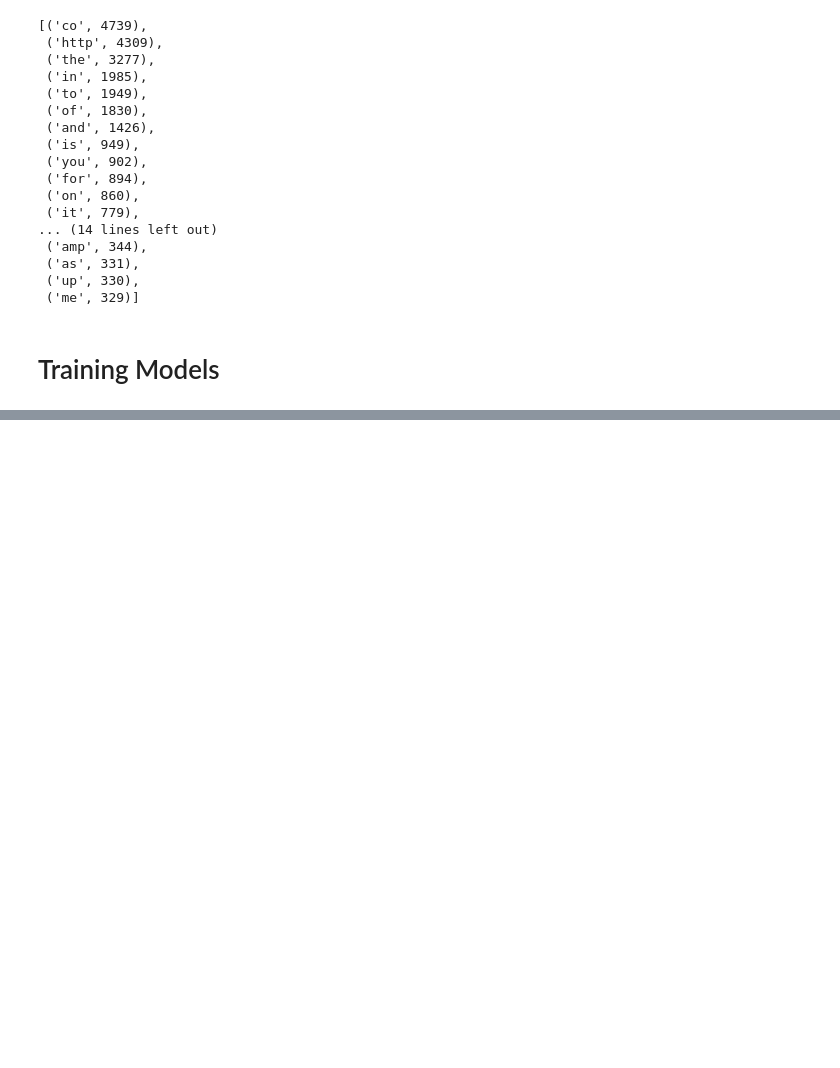
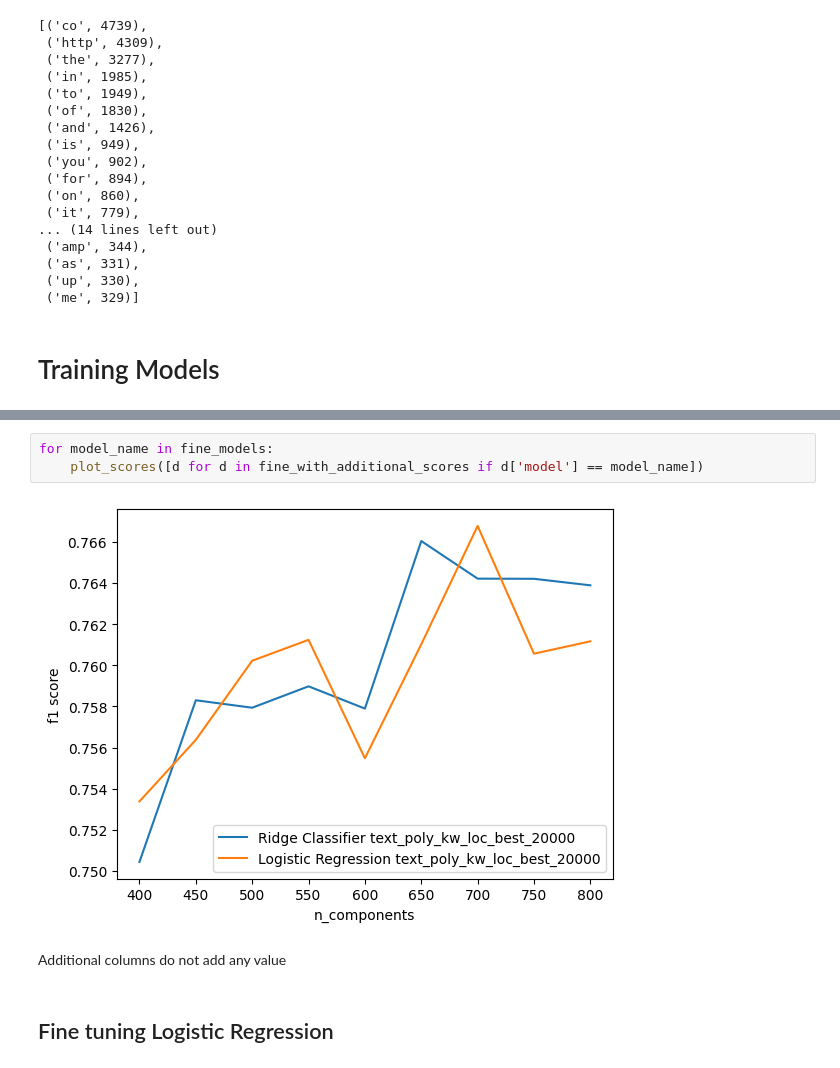
Before and after one commit to illyge/ml-zoomcamp-midterm-project, a Jupyter notebook: twitter_disasters.ipynb, the cells around one changed output, grey strips where cells are left out. Drawn from its saved outputs; the diff is of its cells as text; blank space fills up the shorter version.

```diff
--- a/twitter_disasters.ipynb
+++ b/twitter_disasters.ipynb
@@ -591,0 +688,9 @@ model_selection.cross_val_score(model_rc, combined_vectors, data["target"], cv=4
+# %%
+for model_name in fine_models:
+    plot_scores([d for d in fine_with_additional_scores if d['model'] == model_name])
+# %% [output]
+[figure, added]
+# %% [markdown]
+Additional columns do not add any value
+# %% [markdown]
+## Fine tuning Logistic Regression
```
Also changed, not shown: parts of 70 cells of this notebook.
